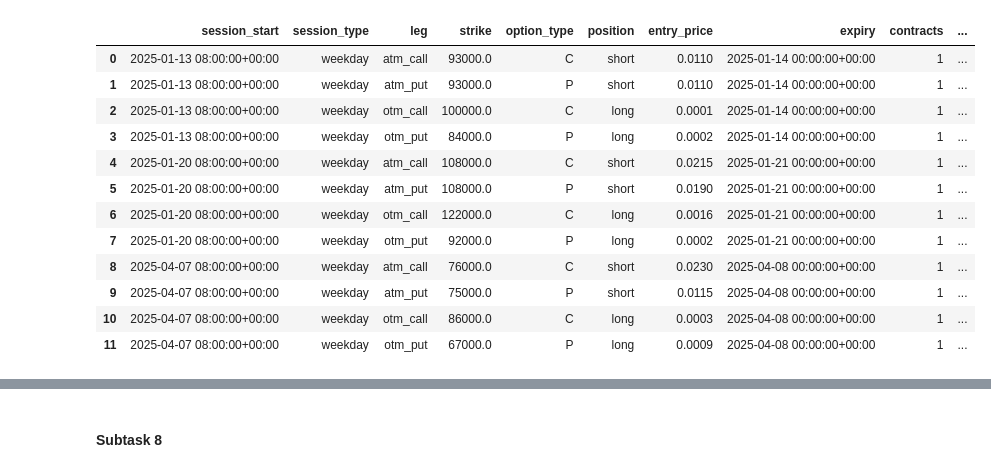
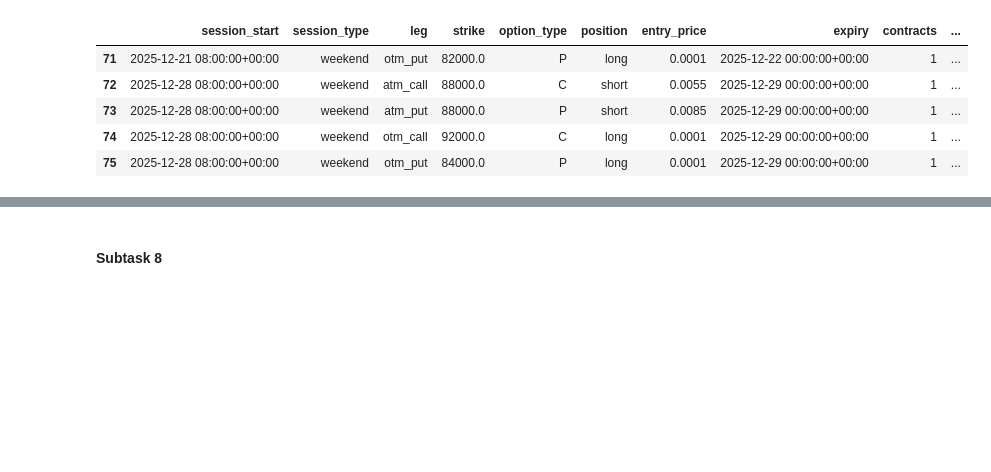
Before and after one commit to Harik-S/oaf-hilary-2026, a Jupyter notebook: trade_construction.ipynb, the cells around one changed output, grey strips where cells are left out. Saved outputs shown, nothing was run; the diff lists cells and outputs as text; code cells hidden in the pictures; blank space fills up the shorter version.

```diff
--- a/trade_construction.ipynb
+++ b/trade_construction.ipynb
@@ -138,21 +138,15 @@ session_signals, options_df, btc_prices = import_data()
 # %%
 trades_df = construct_trades(session_signals, options_df)
 trades_df = calculate_exit_price_and_pnl(trades_df, btc_prices)
-trades_df
+len(trades_df)
+trades_df.tail()
 # %% [output]
 |  | session_start | session_type | leg | strike | option_type | position | entry_price | expiry | contracts | ... |
-| 0 | 2025-01-13 08:00:00+00:00 | weekday | atm_call | 93000.0 | C | short | 0.0110 | 2025-01-14 00:00:00+00:00 | 1 | ... |
-| 1 | 2025-01-13 08:00:00+00:00 | weekday | atm_put | 93000.0 | P | short | 0.0110 | 2025-01-14 00:00:00+00:00 | 1 | ... |
-| 2 | 2025-01-13 08:00:00+00:00 | weekday | otm_call | 100000.0 | C | long | 0.0001 | 2025-01-14 00:00:00+00:00 | 1 | ... |
-| 3 | 2025-01-13 08:00:00+00:00 | weekday | otm_put | 84000.0 | P | long | 0.0002 | 2025-01-14 00:00:00+00:00 | 1 | ... |
-| 4 | 2025-01-20 08:00:00+00:00 | weekday | atm_call | 108000.0 | C | short | 0.0215 | 2025-01-21 00:00:00+00:00 | 1 | ... |
-| 5 | 2025-01-20 08:00:00+00:00 | weekday | atm_put | 108000.0 | P | short | 0.0190 | 2025-01-21 00:00:00+00:00 | 1 | ... |
-| 6 | 2025-01-20 08:00:00+00:00 | weekday | otm_call | 122000.0 | C | long | 0.0016 | 2025-01-21 00:00:00+00:00 | 1 | ... |
-| 7 | 2025-01-20 08:00:00+00:00 | weekday | otm_put | 92000.0 | P | long | 0.0002 | 2025-01-21 00:00:00+00:00 | 1 | ... |
-| 8 | 2025-04-07 08:00:00+00:00 | weekday | atm_call | 76000.0 | C | short | 0.0230 | 2025-04-08 00:00:00+00:00 | 1 | ... |
-| 9 | 2025-04-07 08:00:00+00:00 | weekday | atm_put | 75000.0 | P | short | 0.0115 | 2025-04-08 00:00:00+00:00 | 1 | ... |
-| 10 | 2025-04-07 08:00:00+00:00 | weekday | otm_call | 86000.0 | C | long | 0.0003 | 2025-04-08 00:00:00+00:00 | 1 | ... |
-| 11 | 2025-04-07 08:00:00+00:00 | weekday | otm_put | 67000.0 | P | long | 0.0009 | 2025-04-08 00:00:00+00:00 | 1 | ... |
+| 71 | 2025-12-21 08:00:00+00:00 | weekend | otm_put | 82000.0 | P | long | 0.0001 | 2025-12-22 00:00:00+00:00 | 1 | ... |
+| 72 | 2025-12-28 08:00:00+00:00 | weekend | atm_call | 88000.0 | C | short | 0.0055 | 2025-12-29 00:00:00+00:00 | 1 | ... |
+| 73 | 2025-12-28 08:00:00+00:00 | weekend | atm_put | 88000.0 | P | short | 0.0085 | 2025-12-29 00:00:00+00:00 | 1 | ... |
+| 74 | 2025-12-28 08:00:00+00:00 | weekend | otm_call | 92000.0 | C | long | 0.0001 | 2025-12-29 00:00:00+00:00 | 1 | ... |
+| 75 | 2025-12-28 08:00:00+00:00 | weekend | otm_put | 84000.0 | P | long | 0.0001 | 2025-12-29 00:00:00+00:00 | 1 | ... |
 # %%
 pnl_df = summarise_pnl(trades_df)
 pnl_df
```
Also changed, not shown: parts of 7 cells of this notebook.
